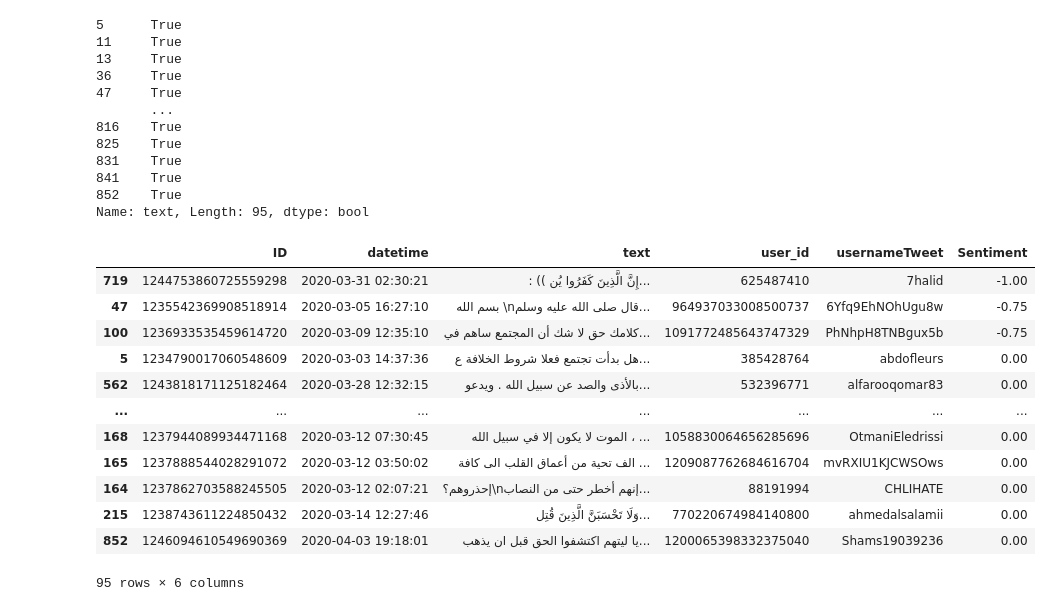
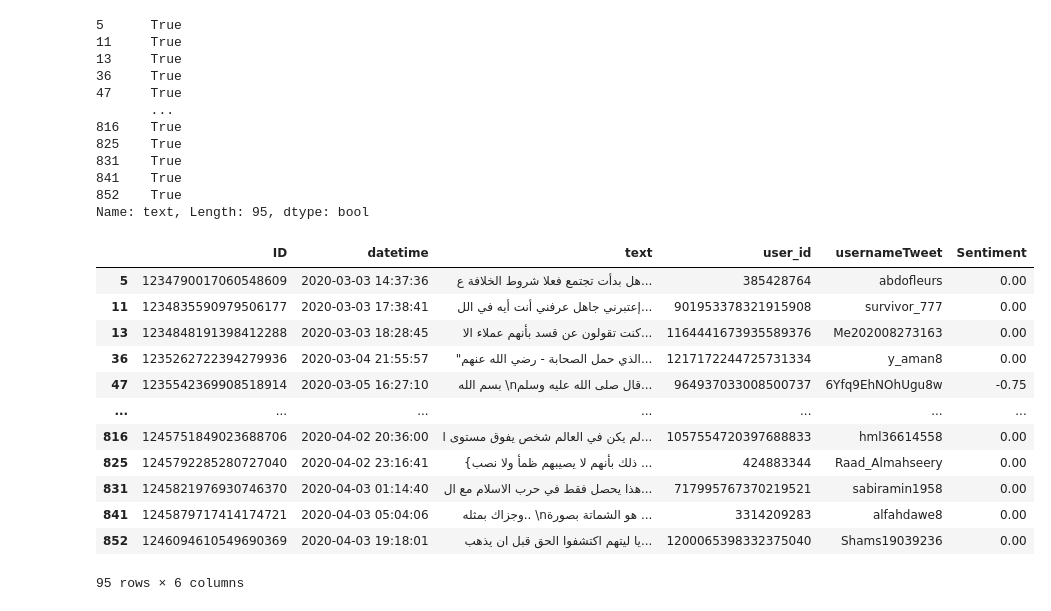
Before and after one commit to Danayal/Analyzing-Social-Media-Data-to-Detect-and-Map-Suspicious-Individuals, a Jupyter notebook: security.ipynb, the cells around one changed output. Cells and saved outputs as stored; diff of their text form; code cells hidden in the pictures.

```diff
--- a/security.ipynb
+++ b/security.ipynb
@@ -191,18 +181,18 @@ df3["text"].str.contains(query)
 852    True
 Name: text, Length: 95, dtype: bool
 # %%
-df3.sort_values("Sentiment")
+df3
 # %% [output]
 |  | ID | datetime | text | user_id | usernameTweet | Sentiment |
-| 719 | 1244753860725559298 | 2020-03-31 02:30:21 | : (( إِنَّ الَّذِينَ كَفَرُوا يُن... | 625487410 | 7halid | -1.00 |
+| 5 | 1234790017060548609 | 2020-03-03 14:37:36 | هل بدأت تجتمع فعلا شروط الخلافة ع... | 385428764 | abdofleurs | 0.00 |
+| 11 | 1234835590979506177 | 2020-03-03 17:38:41 | إعتبرني جاهل عرفني أنت أيه في الل... | 901953378321915908 | survivor_777 | 0.00 |
+| 13 | 1234848191398412288 | 2020-03-03 18:28:45 | كنت تقولون عن قسد بأنهم عملاء الا... | 1164441673935589376 | Me202008273163 | 0.00 |
+| 36 | 1235262722394279936 | 2020-03-04 21:55:57 | "الذي حمل الصحابة - رضي الله عنهم... | 1217172244725731334 | y_aman8 | 0.00 |
 | 47 | 1235542369908518914 | 2020-03-05 16:27:10 | بسم الله \nقال صلى الله عليه وسلم... | 964937033008500737 | 6Yfq9EhNOhUgu8w | -0.75 |
-| 100 | 1236933535459614720 | 2020-03-09 12:35:10 | كلامك حق لا شك أن المجتمع ساهم في... | 1091772485643747329 | PhNhpH8TNBgux5b | -0.75 |
-| 5 | 1234790017060548609 | 2020-03-03 14:37:36 | هل بدأت تجتمع فعلا شروط الخلافة ع... | 385428764 | abdofleurs | 0.00 |
-| 562 | 1243818171125182464 | 2020-03-28 12:32:15 | بالأذى والصد عن سبيل الله . ويدعو... | 532396771 | alfarooqomar83 | 0.00 |
 | ... | ... | ... | ... | ... | ... | ... |
-| 168 | 1237944089934471168 | 2020-03-12 07:30:45 | الموت لا يكون إلا في سبيل الله ، ... | 1058830064656285696 | OtmaniEledrissi | 0.00 |
-| 165 | 1237888544028291072 | 2020-03-12 03:50:02 | الف تحية من أعماق القلب الى كافة ... | 1209087762684616704 | mvRXIU1KJCWSOws | 0.00 |
-| 164 | 1237862703588245505 | 2020-03-12 02:07:21 | إحذروهم؟\nإنهم أخطر حتى من النصاب... | 88191994 | CHLIHATE | 0.00 |
-| 215 | 1238743611224850432 | 2020-03-14 12:27:46 | وَلَا تَحْسَبَنَّ الَّذِينَ قُتِل... | 770220674984140800 | ahmedalsalamii | 0.00 |
+| 816 | 1245751849023688706 | 2020-04-02 20:36:00 | لم يكن في العالم شخص يفوق مستوى ا... | 1057554720397688833 | hml36614558 | 0.00 |
+| 825 | 1245792285280727040 | 2020-04-02 23:16:41 | {ذلك بأنهم لا يصيبهم ظمأ ولا نصب ... | 424883344 | Raad_Almahseery | 0.00 |
+| 831 | 1245821976930746370 | 2020-04-03 01:14:40 | هذا يحصل فقط في حرب الاسلام مع ال... | 717995767370219521 | sabiramin1958 | 0.00 |
+| 841 | 1245879717414174721 | 2020-04-03 05:04:06 | وجزاك بمثله.. \nهو الشماتة بصورة ... | 3314209283 | alfahdawe8 | 0.00 |
 | 852 | 1246094610549690369 | 2020-04-03 19:18:01 | يا ليتهم اكتشفوا الحق قبل ان يذهب... | 1200065398332375040 | Shams19039236 | 0.00 |
 95 rows × 6 columns
```
Also changed, not shown: parts of 53 cells of this notebook.
